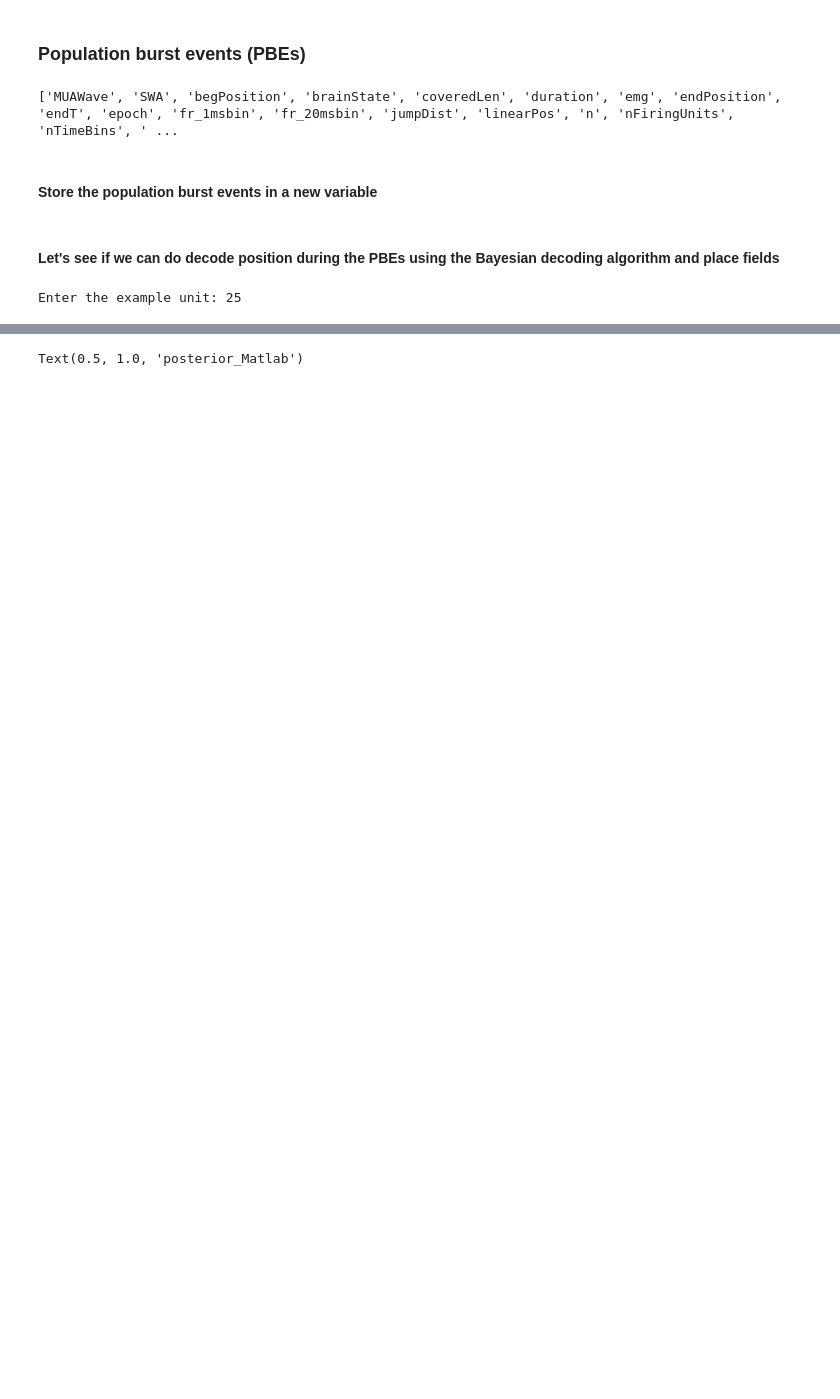
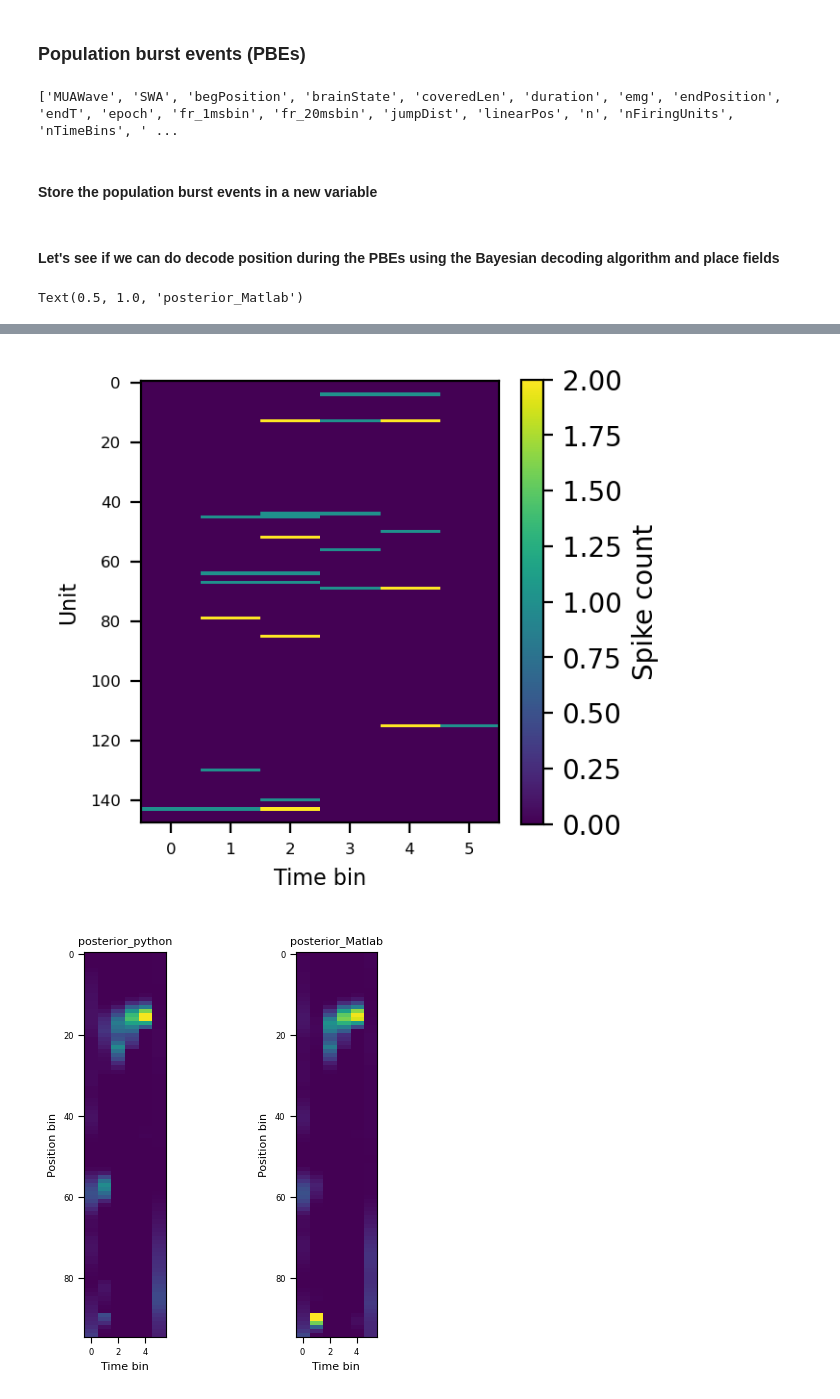
Before and after one commit to diba-lab/Maboudi_et_al_2022, a Jupyter notebook: LearnedTuning_main.ipynb, the cells around one changed output, grey strips where cells are left out. Cells and saved outputs as stored; diff of their text form; code cells hidden in the pictures; blank space fills up the shorter version.

```diff
--- a/LearnedTuning_main.ipynb
+++ b/LearnedTuning_main.ipynb
@@ -311,12 +322,12 @@ def normalize_columns(matrix):
 
 
 # spike count per 20 ms time bin for an example event
-example_unit = int(input("Enter the example unit: "))
-
+# example_unit = int(input("Enter the example unit: "))
+example_unit = 5
 
 PBE_each_bin_spike_counts = PBEs[example_unit]["fr_20msbin"].transpose()
 
-fig, ax = plt.subplots(figsize=(5, 5), dpi=200)
+fig, ax = plt.subplots(figsize=(3, 3), dpi=200)
 
 img = ax.imshow(PBE_each_bin_spike_counts, aspect = 0.05)
 
@@ -326,16 +337,13 @@ ax.set_ylabel("Unit", fontsize=8)
 cb = fig.colorbar(img, ax = ax, label = 'Spike count')
 
 
-
-
 # Let's perfrom Bayesian decoding on the example PBE
 # Decode the position given the place fields in each direction and then marginalize
 
-
 # place fields in LR running direction
 place_fields_LR = []
-for unit in range(len(place_fields)):
-    place_fields_LR.append(place_fields[unit]['LR'])
+for unit in range(num_units):
+    place_fields_LR.append(spikes[unit]['place_fields']['LR'])
 place_fields_LR = np.array(place_fields_LR)
 
 place_fields_LR[place_fields_LR == 0] = 1e-4
@@ -343,12 +351,11 @@ place_fields_LR[place_fields_LR == 0] = 1e-4
 
 # place fields in RL running direction
 place_fields_RL = []
-for unit in range(len(place_fields)):
-    place_fields_RL.append(place_fields[unit]['RL'])
+for unit in range(num_units):
+    place_fields_RL.append(spikes[unit]['place_fields']['RL'])
 place_fields_RL = np.array(place_fields_RL)
 
 place_fields_RL[place_fields_RL == 0] = 1e-4
-
 
 
 time_bin_duration = 0.02; # in seconds
@@ -373,7 +380,7 @@ posterior_calculated_matlab = PBEs[example_unit]["posteriorProbMat"]
 posterior_calculated_matlab = np.transpose(posterior_calculated_matlab)
 
 
-fig, (ax1, ax2) = plt.subplots(1, 2, figsize = (10, 10), dpi = 100)
+fig, (ax1, ax2) = plt.subplots(1, 2, figsize = (5, 5), dpi = 100)
 
 img = ax1.imshow(posterior_normalized, vmin = 0, vmax = 0.23, aspect = 0.3)
 
@@ -392,4 +399,4 @@ ax2.set_ylabel("Position bin", fontsize=8)
 ax2.set_title("posterior_Matlab", fontsize=8)
 # cb = fig.colorbar(img, ax = ax2, label = 'Posterior probability')
 # %% [output]
-Enter the example unit: 25
+Text(0.5, 1.0, 'posterior_Matlab')
@@ -400 +403,2 @@ Enter the example unit: 25
-Text(0.5, 1.0, 'posterior_Matlab')
+[figure, added]
+[figure, added]
```
Also changed, not shown: parts of 15 cells of this notebook, 3 other files.
